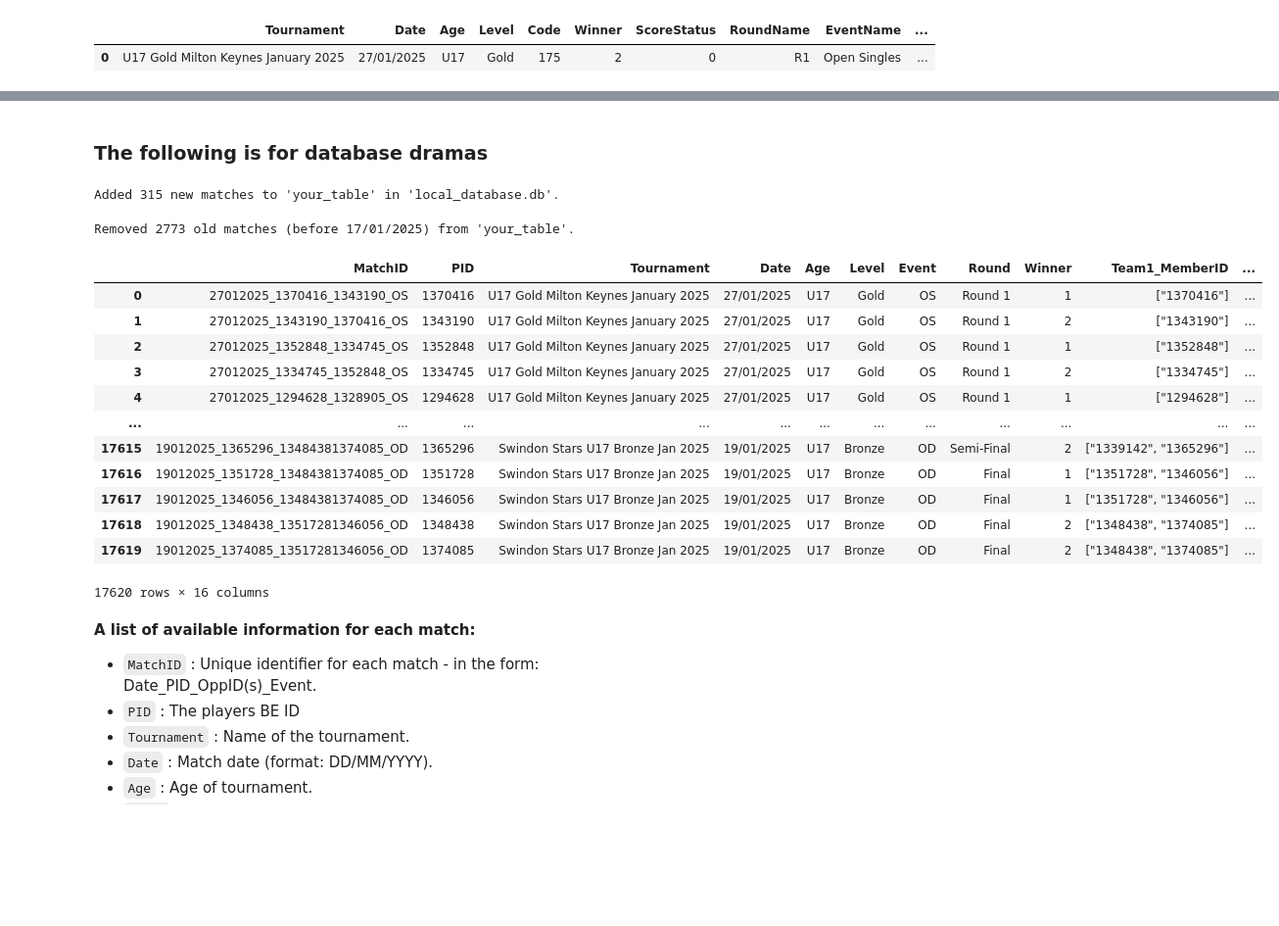
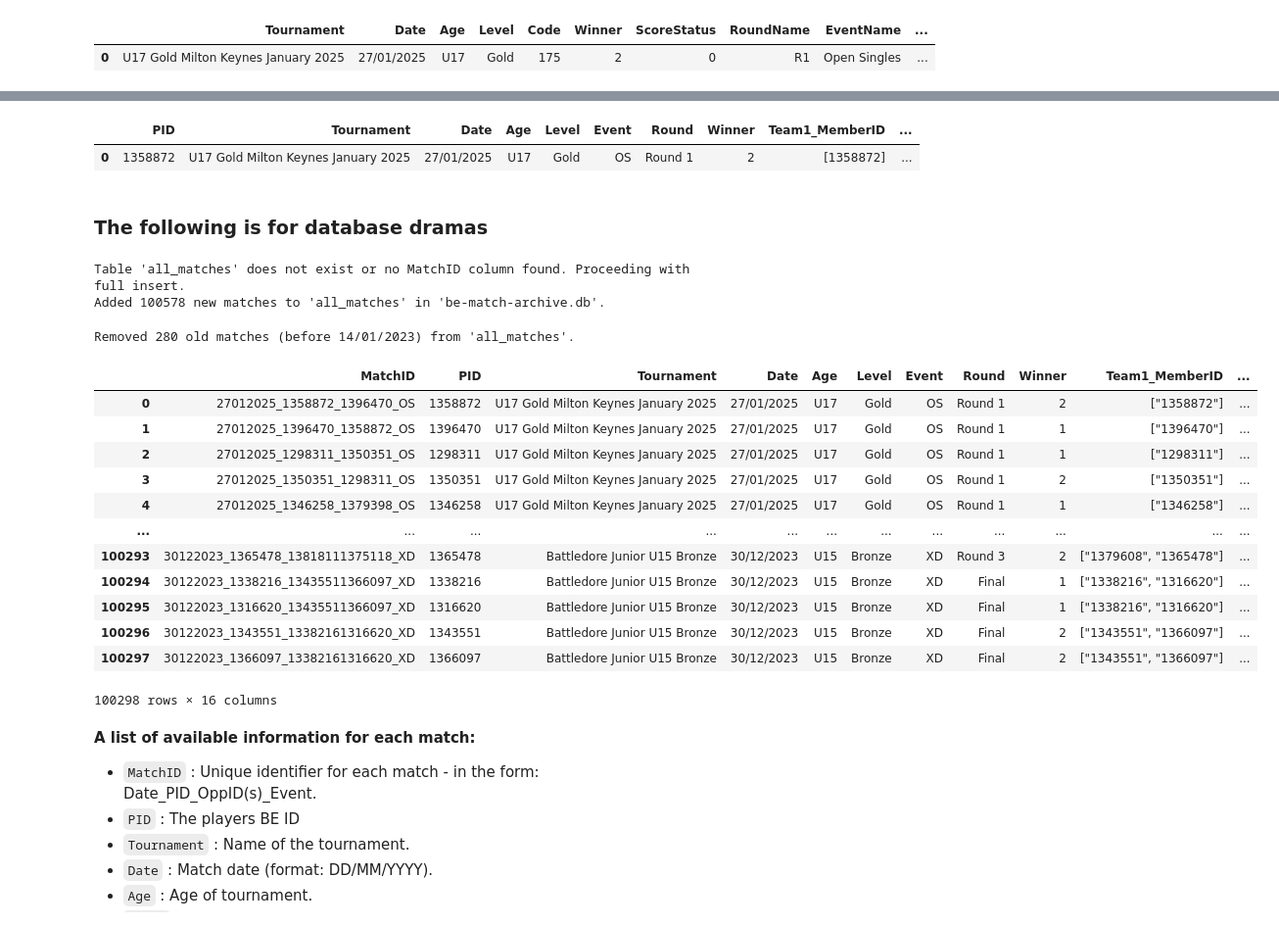
Before and after one commit to HxHuang258/Selection-Tool, a Jupyter notebook: Data-Collection/GCloud-test.ipynb, the cells around one changed output, grey strips where cells are left out. Shown: that part at 98% size. Cells and saved outputs as stored; diff of their text form; code cells hidden in the pictures; blank space fills up the shorter version.

```diff
--- a/Data-Collection/GCloud-test.ipynb
+++ b/Data-Collection/GCloud-test.ipynb
@@ -433,12 +454,17 @@ def make_player_in_team1(row):
 # Apply the function to each row
 preCorrectedDf = explosionTest.copy()
 correctedDf = explosionTest.apply(make_player_in_team1, axis=1)
+# %%
+correctedDf.head(1)
+# %% [output]
+|  | PID | Tournament | Date | Age | Level | Event | Round | Winner | Team1_MemberID | ... |
+| 0 | 1358872 | U17 Gold Milton Keynes January 2025 | 27/01/2025 | U17 | Gold | OS | Round 1 | 2 | [1358872] | ... |
 # %% [markdown]
 ### The following is for database dramas
 # %%
 # Copy DataFrame to avoid modifying the original
 df = explosionTest.copy()
-db_name = 'local_database.db'
+db_name = 'be-match-archive.db'
 # Function to generate unique MatchID
 def generate_match_id(row):
     date = row['Date'].replace('/','')
@@ -485,9 +511,10 @@ def save_to_database(df, db_name, table_name):
     conn.close()
 
 # Save DataFrame to the database
-save_to_database(df, db_name, table_name="your_table")
+save_to_database(df, db_name, table_name="all_matches")
 # %% [output]
-Added 315 new matches to 'your_table' in 'local_database.db'.
+Table 'all_matches' does not exist or no MatchID column found. Proceeding with full insert.
+Added 100578 new matches to 'all_matches' in 'be-match-archive.db'.
 # %%
 #Cull matches from db which are older than days_threshold days old.
 def remove_old_matches(db_name, table_name, days_threshold=850):
@@ -515,37 +542,37 @@ def remove_old_matches(db_name, table_name, days_threshold=850):
 
 # Example Usage:
 # Remove matches older than 30 days
-remove_old_matches(db_name, table_name="your_table", days_threshold=15)
+remove_old_matches(db_name, table_name="all_matches", days_threshold=750)
 # %% [output]
-Removed 2773 old matches (before 17/01/2025) from 'your_table'.
+Removed 280 old matches (before 14/01/2023) from 'all_matches'.
 # %%
 # Load the DataFrame from SQLite
 conn = sqlite3.connect(db_name)
-df_loaded = pd.read_sql(f"SELECT * FROM your_table", conn)
+df_loaded = pd.read_sql(f"SELECT * FROM all_matches", conn)
 
 ## Convert JSON strings back to lists/dicts
 #for col in df_loaded.columns:
 #    if df_loaded[col].apply(lambda x: isinstance(x, str) and x.startswith("[") or x.startswith("{") ).any():
 #        df_loaded[col] = df_loaded[col].apply(json.loads)
 
 
 conn.close()
 
 df_loaded
 # %% [output]
 |  | MatchID | PID | Tournament | Date | Age | Level | Event | Round | Winner | Team1_MemberID | ... |
-| 0 | 27012025_1370416_1343190_OS | 1370416 | U17 Gold Milton Keynes January 2025 | 27/01/2025 | U17 | Gold | OS | Round 1 | 1 | ["1370416"] | ... |
-| 1 | 27012025_1343190_1370416_OS | 1343190 | U17 Gold Milton Keynes January 2025 | 27/01/2025 | U17 | Gold | OS | Round 1 | 2 | ["1343190"] | ... |
-| 2 | 27012025_1352848_1334745_OS | 1352848 | U17 Gold Milton Keynes January 2025 | 27/01/2025 | U17 | Gold | OS | Round 1 | 1 | ["1352848"] | ... |
-| 3 | 27012025_1334745_1352848_OS | 1334745 | U17 Gold Milton Keynes January 2025 | 27/01/2025 | U17 | Gold | OS | Round 1 | 2 | ["1334745"] | ... |
-| 4 | 27012025_1294628_1328905_OS | 1294628 | U17 Gold Milton Keynes January 2025 | 27/01/2025 | U17 | Gold | OS | Round 1 | 1 | ["1294628"] | ... |
+| 0 | 27012025_1358872_1396470_OS | 1358872 | U17 Gold Milton Keynes January 2025 | 27/01/2025 | U17 | Gold | OS | Round 1 | 2 | ["1358872"] | ... |
+| 1 | 27012025_1396470_1358872_OS | 1396470 | U17 Gold Milton Keynes January 2025 | 27/01/2025 | U17 | Gold | OS | Round 1 | 1 | ["1396470"] | ... |
+| 2 | 27012025_1298311_1350351_OS | 1298311 | U17 Gold Milton Keynes January 2025 | 27/01/2025 | U17 | Gold | OS | Round 1 | 1 | ["1298311"] | ... |
+| 3 | 27012025_1350351_1298311_OS | 1350351 | U17 Gold Milton Keynes January 2025 | 27/01/2025 | U17 | Gold | OS | Round 1 | 2 | ["1350351"] | ... |
+| 4 | 27012025_1346258_1379398_OS | 1346258 | U17 Gold Milton Keynes January 2025 | 27/01/2025 | U17 | Gold | OS | Round 1 | 1 | ["1346258"] | ... |
 | ... | ... | ... | ... | ... | ... | ... | ... | ... | ... | ... | ... |
-| 17615 | 19012025_1365296_13484381374085_OD | 1365296 | Swindon Stars U17 Bronze Jan 2025 | 19/01/2025 | U17 | Bronze | OD | Semi-Final | 2 | ["1339142", "1365296"] | ... |
-| 17616 | 19012025_1351728_13484381374085_OD | 1351728 | Swindon Stars U17 Bronze Jan 2025 | 19/01/2025 | U17 | Bronze | OD | Final | 1 | ["1351728", "1346056"] | ... |
-| 17617 | 19012025_1346056_13484381374085_OD | 1346056 | Swindon Stars U17 Bronze Jan 2025 | 19/01/2025 | U17 | Bronze | OD | Final | 1 | ["1351728", "1346056"] | ... |
-| 17618 | 19012025_1348438_13517281346056_OD | 1348438 | Swindon Stars U17 Bronze Jan 2025 | 19/01/2025 | U17 | Bronze | OD | Final | 2 | ["1348438", "1374085"] | ... |
-| 17619 | 19012025_1374085_13517281346056_OD | 1374085 | Swindon Stars U17 Bronze Jan 2025 | 19/01/2025 | U17 | Bronze | OD | Final | 2 | ["1348438", "1374085"] | ... |
+| 100293 | 30122023_1365478_13818111375118_XD | 1365478 | Battledore Junior U15 Bronze | 30/12/2023 | U15 | Bronze | XD | Round 3 | 2 | ["1379608", "1365478"] | ... |
+| 100294 | 30122023_1338216_13435511366097_XD | 1338216 | Battledore Junior U15 Bronze | 30/12/2023 | U15 | Bronze | XD | Final | 1 | ["1338216", "1316620"] | ... |
+| 100295 | 30122023_1316620_13435511366097_XD | 1316620 | Battledore Junior U15 Bronze | 30/12/2023 | U15 | Bronze | XD | Final | 1 | ["1338216", "1316620"] | ... |
+| 100296 | 30122023_1343551_13382161316620_XD | 1343551 | Battledore Junior U15 Bronze | 30/12/2023 | U15 | Bronze | XD | Final | 2 | ["1343551", "1366097"] | ... |
+| 100297 | 30122023_1366097_13382161316620_XD | 1366097 | Battledore Junior U15 Bronze | 30/12/2023 | U15 | Bronze | XD | Final | 2 | ["1343551", "1366097"] | ... |
-17620 rows × 16 columns
+100298 rows × 16 columns
 # %% [markdown]
 
 **A list of available information for each match:**
```
Also changed, not shown: parts of 7 cells of this notebook, 1 other file.
